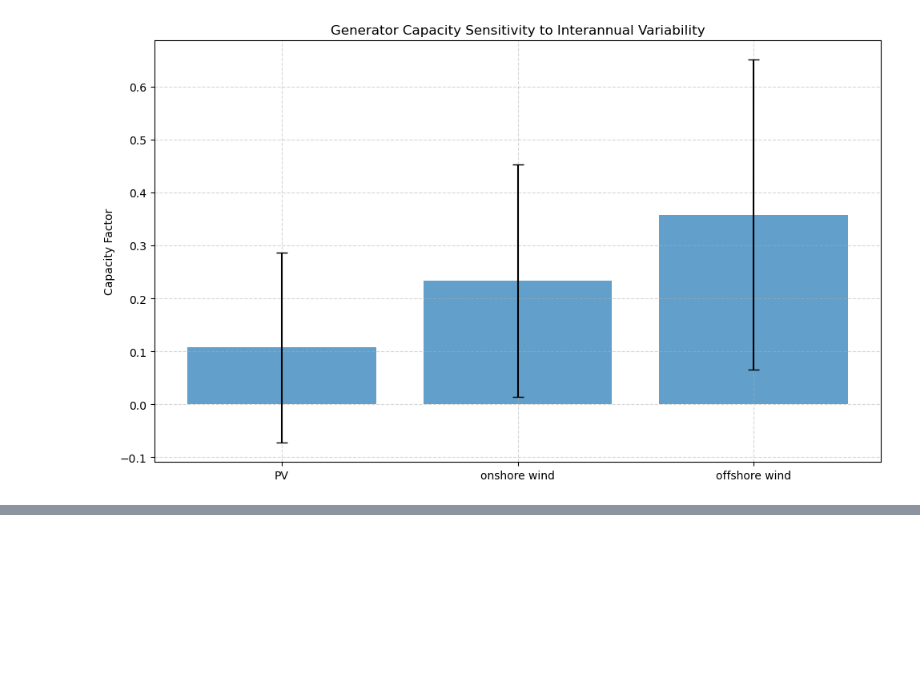
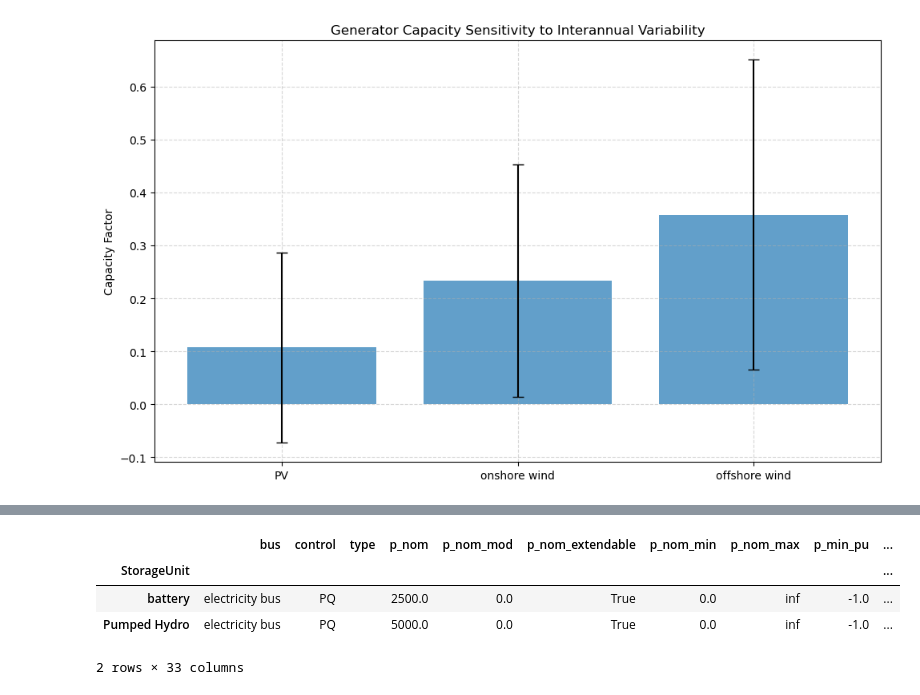
Before and after one commit to JuliaKatomena/Integrated-energy-grid, a Jupyter notebook: Project.ipynb, the cells around one changed output, grey strips where cells are left out. Saved outputs shown, nothing was run; the diff lists cells and outputs as text; code cells hidden in the pictures; blank space fills up the shorter version.

```diff
--- a/Project.ipynb
+++ b/Project.ipynb
@@ -396,0 +431,8 @@ plt.show()
+# %%
+network.storage_units.head(3)
+# %% [output]
+|  | bus | control | type | p_nom | p_nom_mod | p_nom_extendable | p_nom_min | p_nom_max | p_min_pu | ... |
+| StorageUnit |  |  |  |  |  |  |  |  |  | ... |
+| battery | electricity bus | PQ |  | 2500.0 | 0.0 | True | 0.0 | inf | -1.0 | ... |
+| Pumped Hydro | electricity bus | PQ |  | 5000.0 | 0.0 | True | 0.0 | inf | -1.0 | ... |
+2 rows × 33 columns
```
Also changed, not shown: parts of 7 cells of this notebook, 1 other file.
